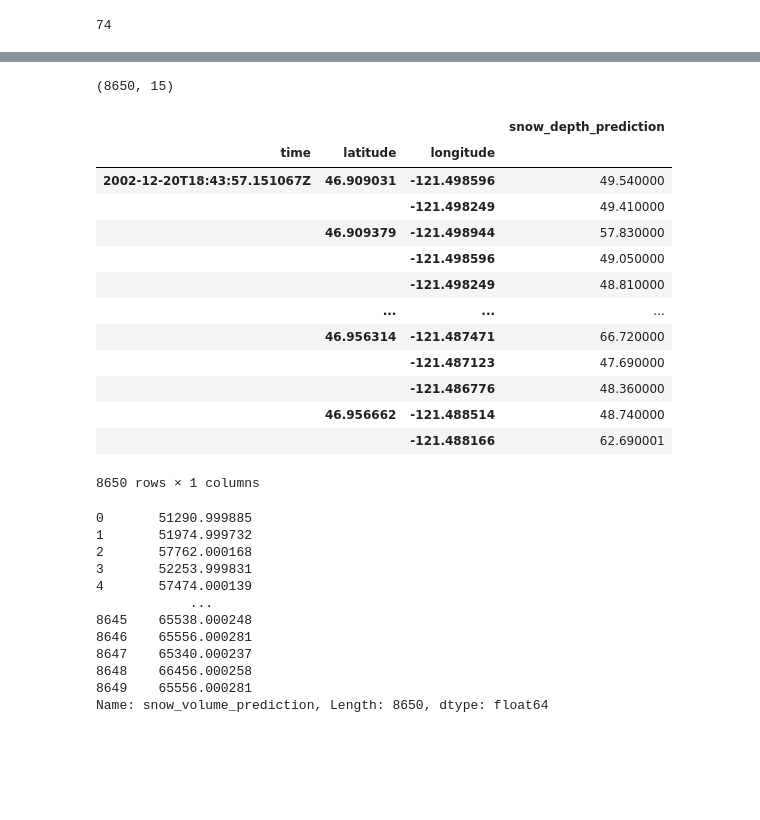
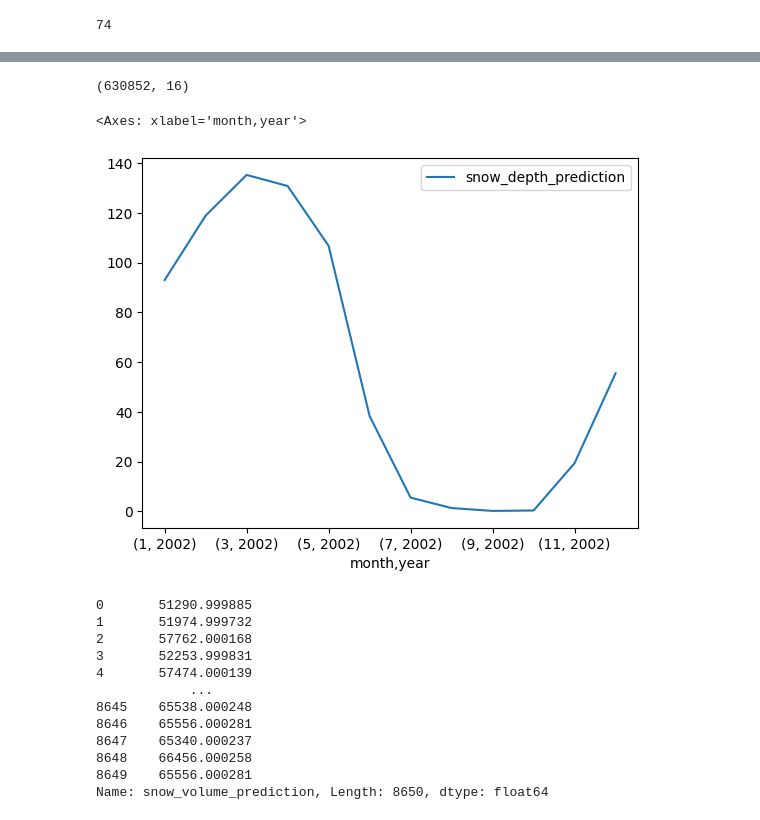
Before and after one commit to abarciauskas-bgse/snow-depth-estimation, a Jupyter notebook: 03_estimate_snow.ipynb, the cells around one changed output, grey strips where cells are left out. Saved outputs shown, nothing was run; the diff lists cells and outputs as text; code cells hidden in the pictures; blank space fills up the shorter version.

```diff
--- a/03_estimate_snow.ipynb
+++ b/03_estimate_snow.ipynb
@@ -139,27 +140,17 @@ array([[56.98999987],
 # %%
-result['snow_depth_prediction'] = y_scaled
+results['snow_depth_prediction'] = y_scaled
 # %%
-result.shape
+results.shape
 # %% [output]
-(8650, 15)
+(630852, 16)
 # %%
-# handle any overlapping pixels
-reduced_pixels_df = result.groupby(['time', 'latitude', 'longitude']).agg({'snow_depth_prediction': 'mean'})
+# get average snow depth over the resort area from all pixels available for a given month-year
+results_grouped = results.groupby(['month', 'year']).agg({'snow_depth_prediction': 'mean'})
-# %% [output]
-|  |  |  | snow_depth_prediction |
-| time | latitude | longitude |  |
-| 2002-12-20T18:43:57.151067Z | 46.909031 | -121.498596 | 49.540000 |
-|  |  | -121.498249 | 49.410000 |
-|  | 46.909379 | -121.498944 | 57.830000 |
-|  |  | -121.498596 | 49.050000 |
-|  |  | -121.498249 | 48.810000 |
-|  | ... | ... | ... |
-|  | 46.956314 | -121.487471 | 66.720000 |
-|  |  | -121.487123 | 47.690000 |
-|  |  | -121.486776 | 48.360000 |
-|  | 46.956662 | -121.488514 | 48.740000 |
-|  |  | -121.488166 | 62.690001 |
-8650 rows × 1 columns
+# %%
+results_grouped.plot()
+# %% [output]
+<Axes: xlabel='month,year'>
+[figure, added]
 # %%
 # what we have a matrix of observations, identified by datetime and a snow depth prediction for each pixel.
 # We can multiply those by the size of each pixel to get the area of snow.
```
Also changed, not shown: parts of 13 cells of this notebook, 1 other file.
